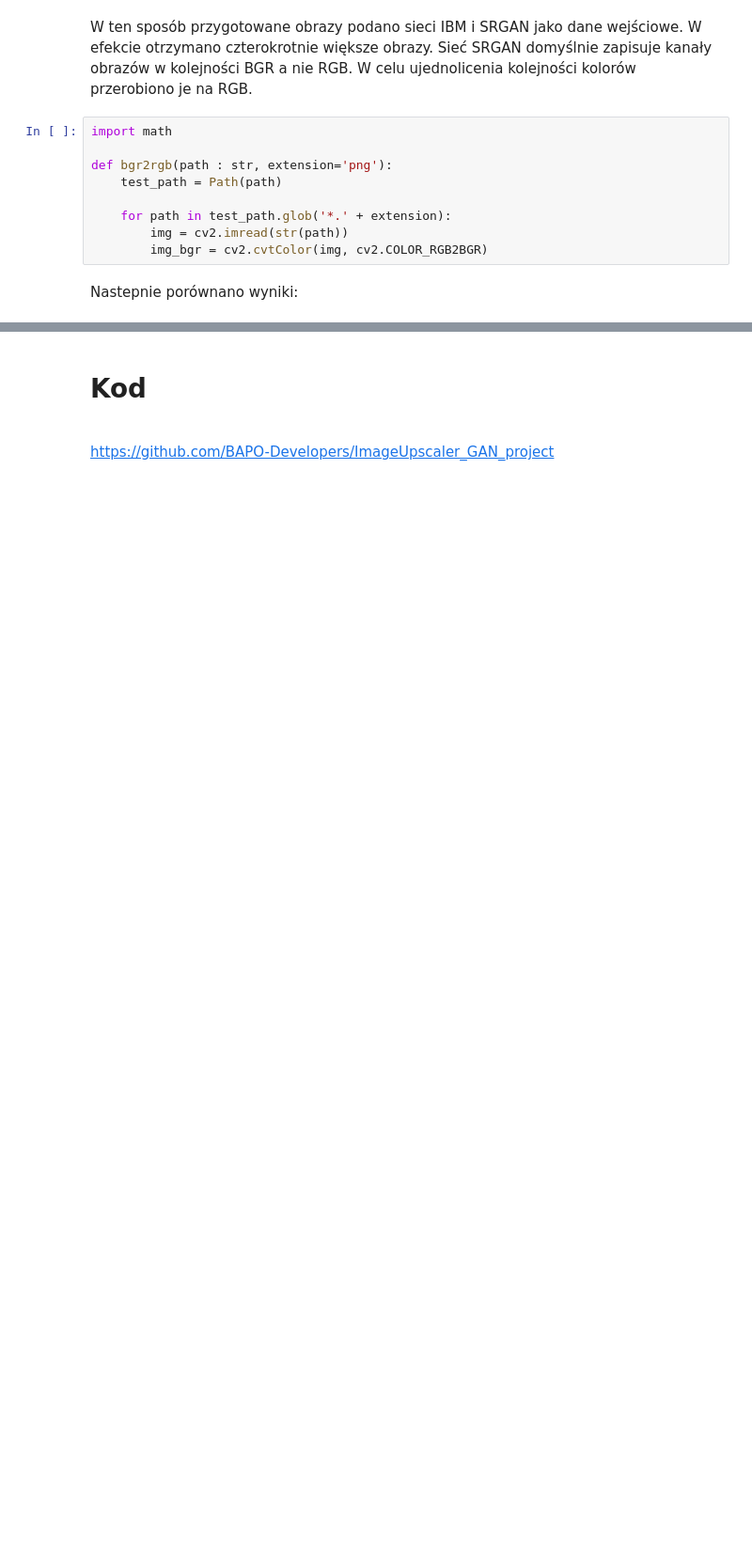
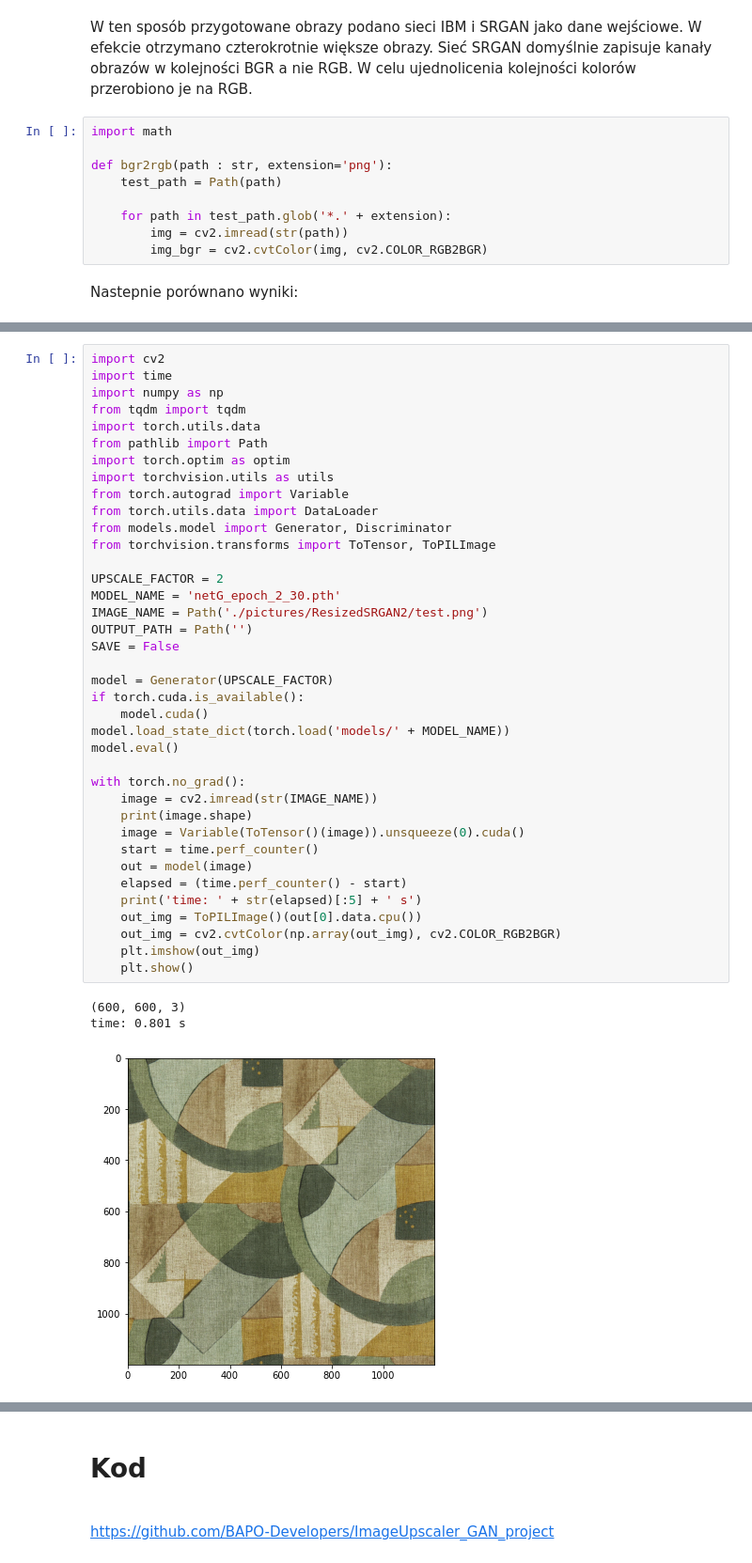
Before and after one commit to BAPO-Developers/ImageUpscaler_GAN_project, a Jupyter notebook: SprawozdanieAnimacje.ipynb, the cells around one changed output, grey strips where cells are left out. Shown: that part at 94% size. Drawn from its saved outputs; the diff is of its cells as text; blank space fills up the shorter version.

Commit message:
SRGAN2 added

```diff
--- a/SprawozdanieAnimacje.ipynb
+++ b/SprawozdanieAnimacje.ipynb
@@ -217,0 +287,42 @@ Podjęto próbę wytrenowania innego modelu z czynnikiem upscalingu równym 2. W
+# %%
+import cv2
+import time
+import numpy as np
+from tqdm import tqdm
+import torch.utils.data
+from pathlib import Path
+import torch.optim as optim
+import torchvision.utils as utils
+from torch.autograd import Variable
+from torch.utils.data import DataLoader
+from models.model import Generator, Discriminator
+from torchvision.transforms import ToTensor, ToPILImage
+
+UPSCALE_FACTOR = 2
+MODEL_NAME = 'netG_epoch_2_30.pth'
+IMAGE_NAME = Path('./pictures/ResizedSRGAN2/test.png')
+OUTPUT_PATH = Path('')
+SAVE = False
+
+model = Generator(UPSCALE_FACTOR)
+if torch.cuda.is_available():
+    model.cuda()
+model.load_state_dict(torch.load('models/' + MODEL_NAME))
+model.eval()
+
+with torch.no_grad():
+    image = cv2.imread(str(IMAGE_NAME))
+    print(image.shape)
+    image = Variable(ToTensor()(image)).unsqueeze(0).cuda()
+    start = time.perf_counter()
+    out = model(image)
+    elapsed = (time.perf_counter() - start)
+    print('time: ' + str(elapsed)[:5] + ' s')
+    out_img = ToPILImage()(out[0].data.cpu())
+    out_img = cv2.cvtColor(np.array(out_img), cv2.COLOR_RGB2BGR)
+    plt.imshow(out_img)
+    plt.show()
+# %% [output]
+(600, 600, 3)
+time: 0.801 s
+[figure, added]
```
Also changed, not shown: parts of 24 cells of this notebook, 17 other files.
